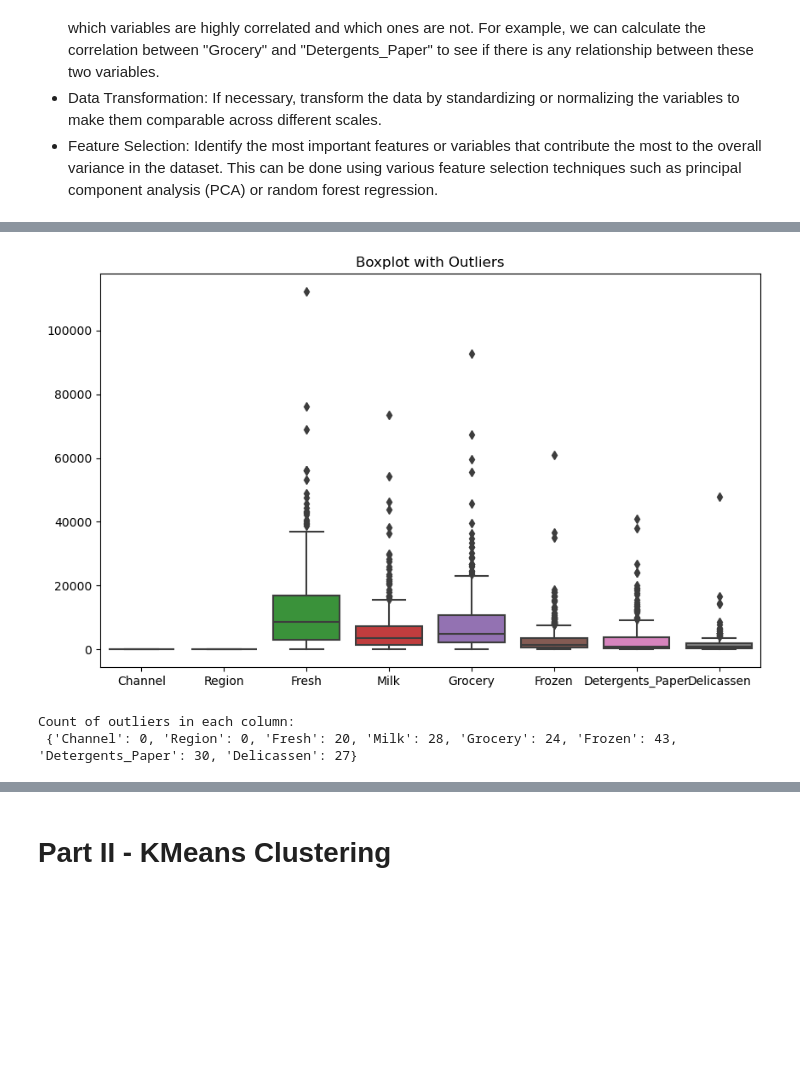
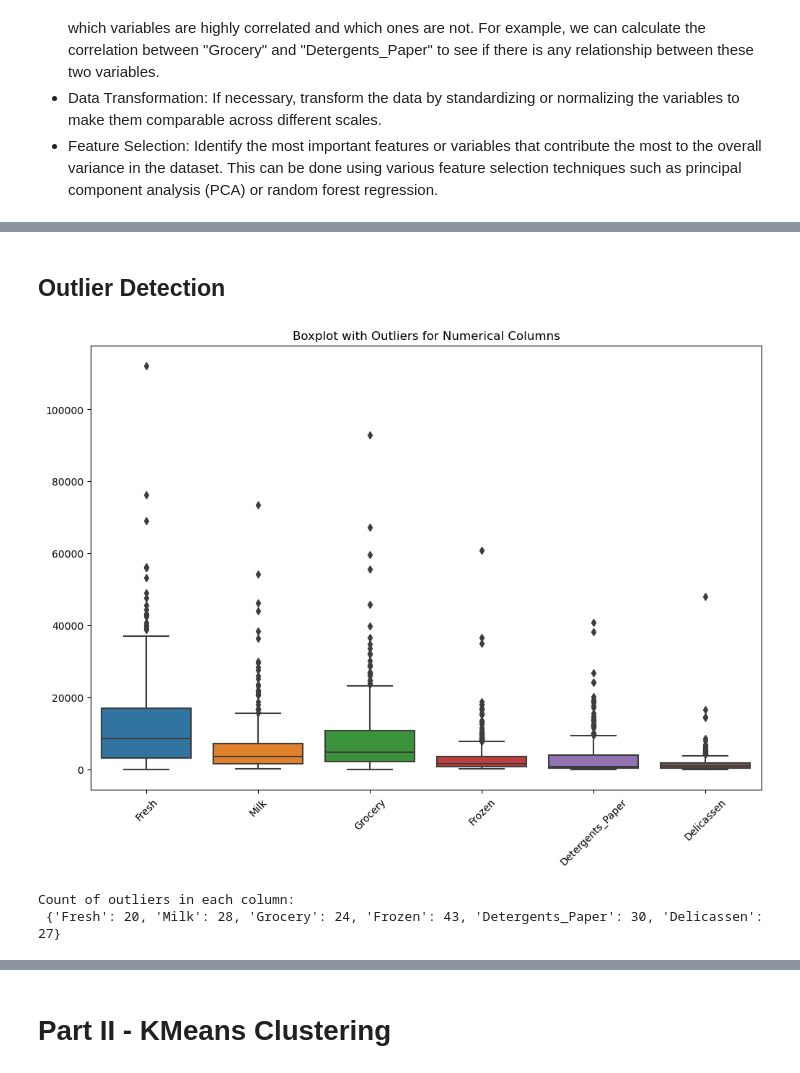
Before and after one commit to rdebullain/ML-Unsupervised, a Jupyter notebook: notebooks/unsupervised_learning_project.ipynb, the cells around one changed output, grey strips where cells are left out. Cells and saved outputs as stored; diff of their text form; code cells hidden in the pictures; blank space fills up the shorter version.

Commit message:
feat: Update project description, clean up repository, and add interpretation of graphs, PCA analysis, histograms, and practical implications

```diff
--- a/notebooks/unsupervised_learning_project.ipynb
+++ b/notebooks/unsupervised_learning_project.ipynb
@@ -70,16 +189,22 @@ dtype: object
+# %% [markdown]
+## Outlier Detection
 # %%
+# List of numerical columns
+numerical_cols = ['Fresh', 'Milk', 'Grocery', 'Frozen', 'Detergents_Paper', 'Delicassen']
+
 # Create a boxplot for each numerical column in the DataFrame
-plt.figure(figsize=(10, 6))
-sns.boxplot(data=df)
-plt.title('Boxplot with Outliers')
+plt.figure(figsize=(12, 8))
+sns.boxplot(data=df[numerical_cols])
+plt.title('Boxplot with Outliers for Numerical Columns')
+plt.xticks(rotation=45)
 plt.show()
 # %% [output]
-[figure, old version]
+[figure, new version]
 # %%
 # Function to count outliers for each column
-def count_outliers(df):
+def count_outliers(df, numerical_cols):
     outlier_counts = {}
-    for column in df.select_dtypes(include='number').columns:
+    for column in numerical_cols:
         Q1 = df[column].quantile(0.25)
         Q3 = df[column].quantile(0.75)
         IQR = Q3 - Q1
@@ -90,10 +215,10 @@ def count_outliers(df):
     return outlier_counts
 
 # Count and print outliers
-outlier_counts = count_outliers(df)
+outlier_counts = count_outliers(df, numerical_cols)
 print("Count of outliers in each column:\n", outlier_counts)
 # %% [output]
 Count of outliers in each column:
- {'Channel': 0, 'Region': 0, 'Fresh': 20, 'Milk': 28, 'Grocery': 24, 'Frozen': 43, 'Detergents_Paper': 30, 'Delicassen': 27}
+ {'Fresh': 20, 'Milk': 28, 'Grocery': 24, 'Frozen': 43, 'Detergents_Paper': 30, 'Delicassen': 27}
 # %%
 # Function to impute outliers with median
```
Also changed, not shown: parts of 51 cells of this notebook.
